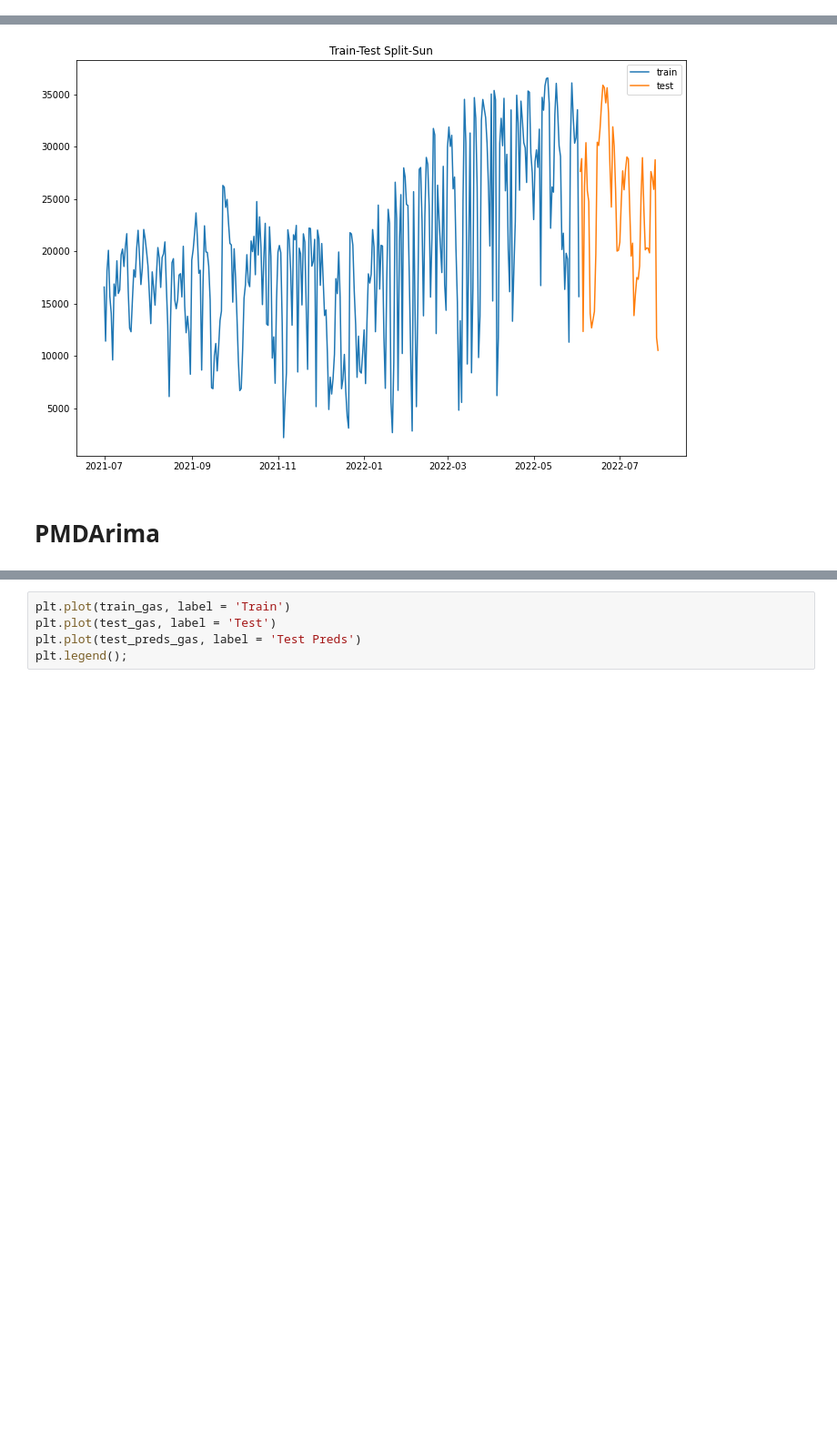
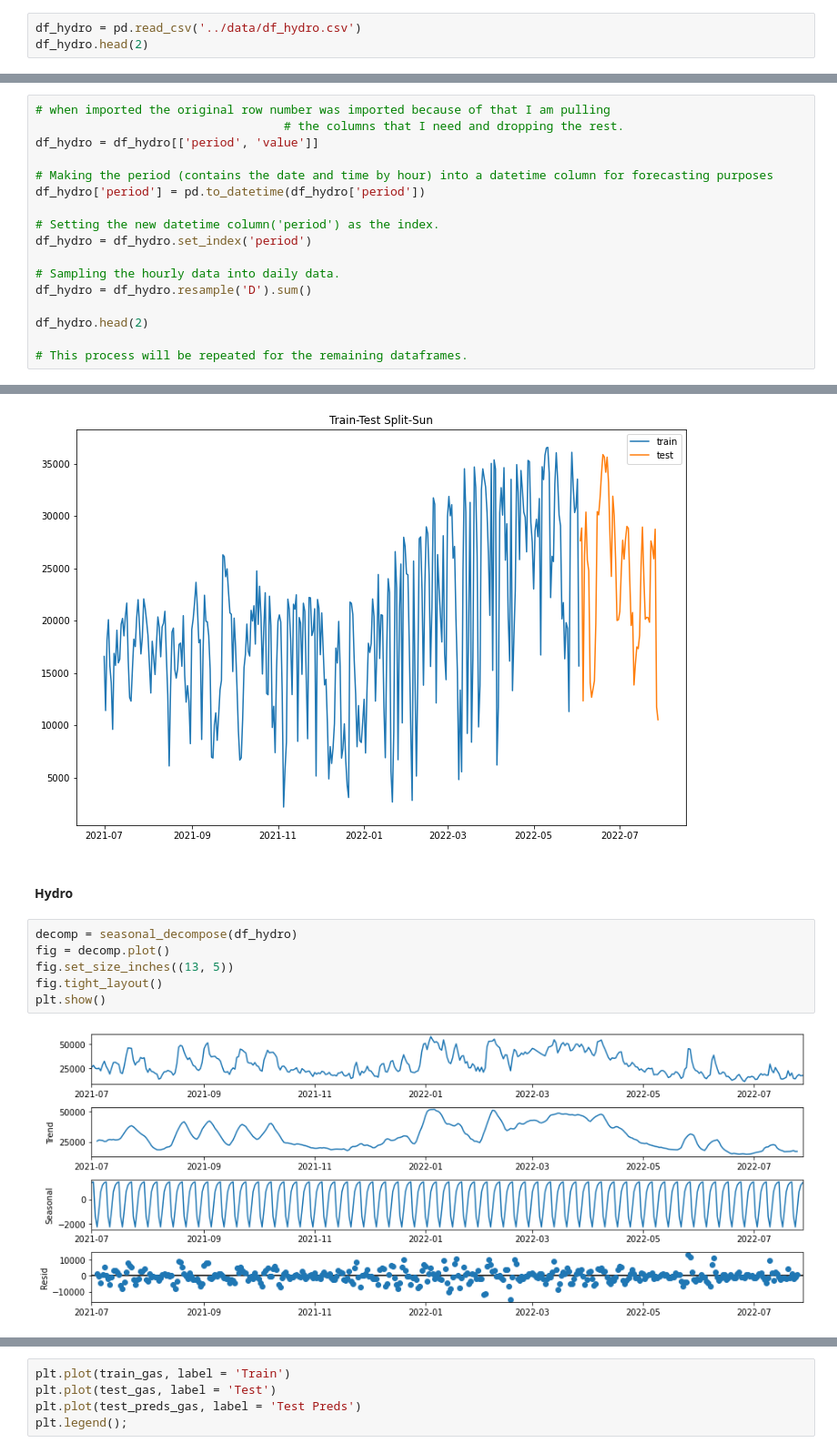
Before and after one commit to cdfurr/Solar-Power, a Jupyter notebook: Notebooks/Notebook_4.ipynb, the cells around one changed output, grey strips where cells are left out. Shown at 91% size. Saved outputs shown, nothing was run; the diff lists cells and outputs as text; blank space fills up the shorter version.

```diff
--- a/Notebooks/Notebook_4.ipynb
+++ b/Notebooks/Notebook_4.ipynb
@@ -73,0 +76,3 @@ memory usage: 294.9+ KB
+# %%
+df_hydro = pd.read_csv('../data/df_hydro.csv')
+df_hydro.head(2)
@@ -97,0 +150,17 @@ df_sun = df['SUN']
+# %%
+# when imported the original row number was imported because of that I am pulling
+                                   # the columns that I need and dropping the rest.
+df_hydro = df_hydro[['period', 'value']]
+
+# Making the period (contains the date and time by hour) into a datetime column for forecasting purposes
+df_hydro['period'] = pd.to_datetime(df_hydro['period'])
+
+# Setting the new datetime column('period') as the index.
+df_hydro = df_hydro.set_index('period')
+
+# Sampling the hourly data into daily data.
+df_hydro = df_hydro.resample('D').sum()
+
+df_hydro.head(2)
+
+# This process will be repeated for the remaining dataframes.
@@ -161,4 +303,12 @@ plt.legend();
 # %% [output]
 [figure]
 # %% [markdown]
-# PMDArima
+#### Hydro
+# %%
+decomp = seasonal_decompose(df_hydro)
+fig = decomp.plot()
+fig.set_size_inches((13, 5))
+fig.tight_layout()
+plt.show()
+# %% [output]
+[figure, added]
```
Also changed, not shown: parts of 186 cells of this notebook, 7 other files.
